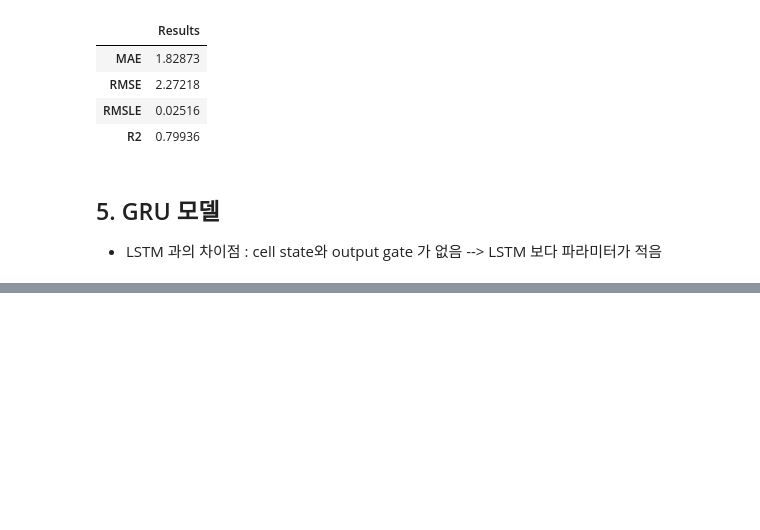
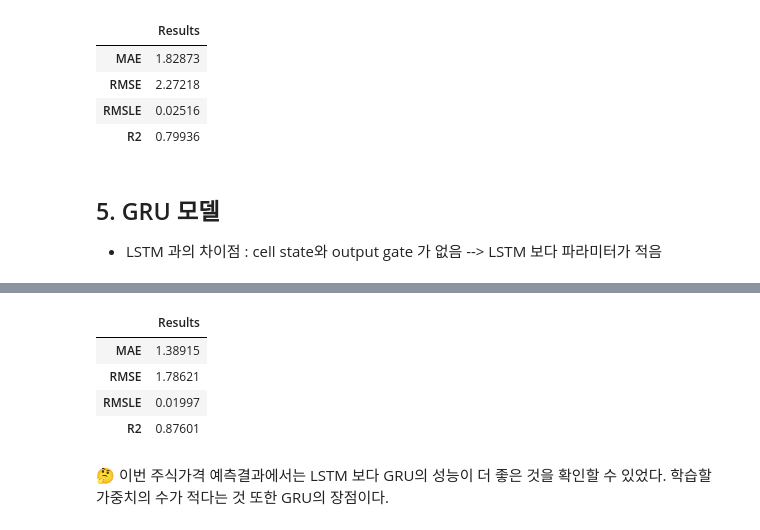
Before and after one commit to bee85919/lstm-gru-test, a Jupyter notebook: lstm-test.ipynb, the cells around one changed output, grey strips where cells are left out. Cells and saved outputs as stored; diff of their text form; code cells hidden in the pictures; blank space fills up the shorter version.

```diff
--- a/lstm-test.ipynb
+++ b/lstm-test.ipynb
@@ -342,0 +376,11 @@ def GRU_model(X_train, y_train, X_test, sc):
+# %%
+# GRU
+confirm_result(y_test_gru, y_pred_gru)
+# %% [output]
+|  | Results |
+| MAE | 1.38915 |
+| RMSE | 1.78621 |
+| RMSLE | 0.01997 |
+| R2 | 0.87601 |
+# %% [markdown]
+🤔 이번 주식가격 예측결과에서는 LSTM 보다 GRU의 성능이 더 좋은 것을 확인할 수 있었다. 학습할 가중치의 수가 적다는 것 또한 GRU의 장점이다.
```
Also changed, not shown: parts of 5 cells of this notebook.
